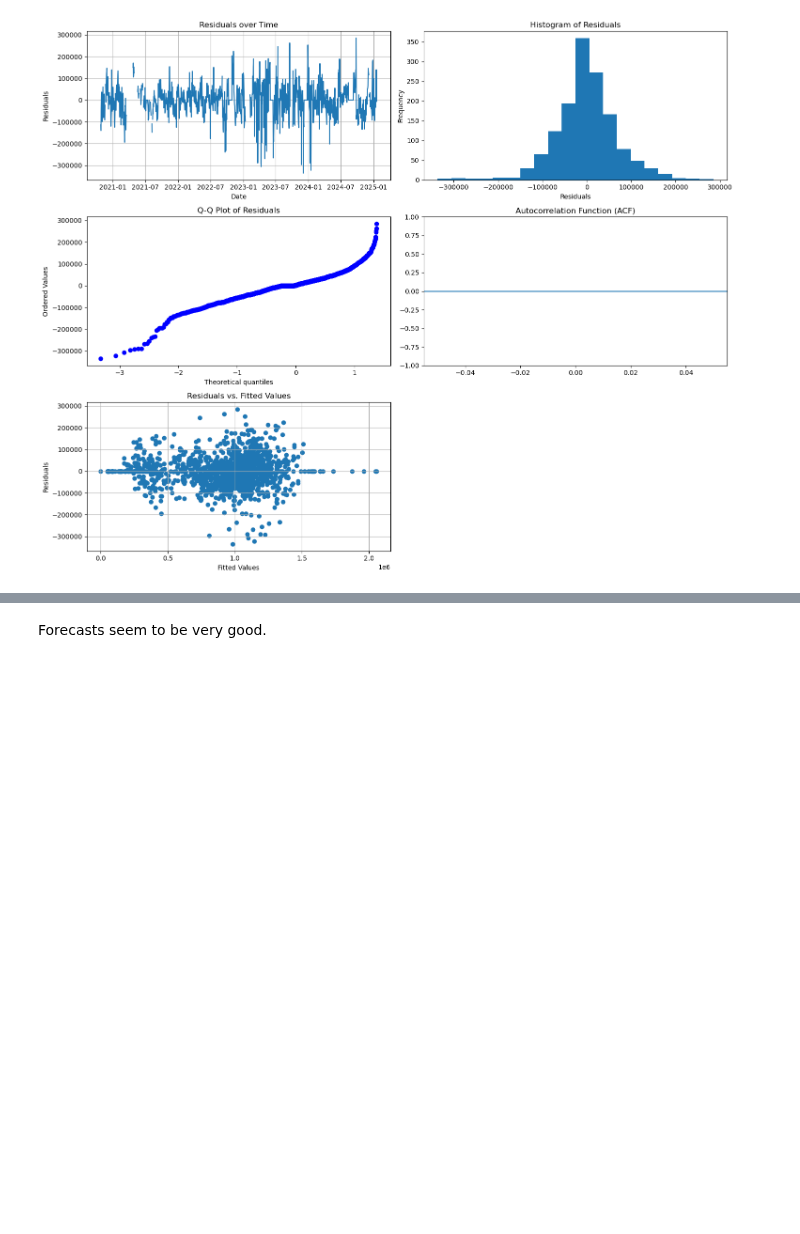
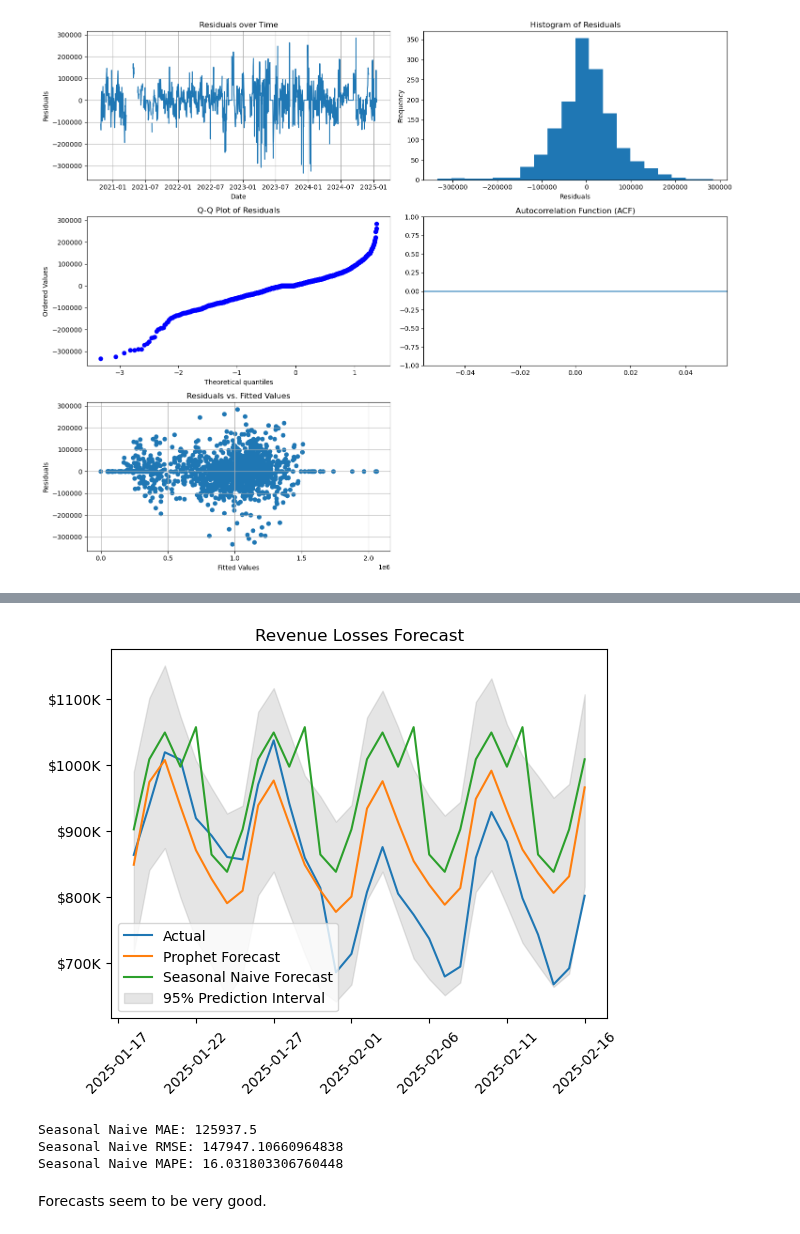
Before and after one commit to ijyliu/mcbroken-forecasting, a Jupyter notebook: Experimental Notebooks/Forecasts/Prophet.ipynb, the cells around one changed output, grey strips where cells are left out. Drawn from its saved outputs; the diff is of its cells as text; code cells hidden in the pictures; blank space fills up the shorter version.

```diff
--- a/Experimental Notebooks/Forecasts/Prophet.ipynb
+++ b/Experimental Notebooks/Forecasts/Prophet.ipynb
@@ -279,28 +279,33 @@ KeyError: 0
 # %%
 # PLot with seasonal naive forecast
 plt.plot(test_df['y'], label="Actual")
 plt.plot(forecast['yhat'][-len(test_df):], label="Prophet Forecast")
 # Seasonal naive forecast
-plt.plot(seasonal_naive_forecast, label="Seasonal Naive Forecast")
+plt.plot(seasonal_naive_forecast_df['y'], label="Seasonal Naive Forecast")
 # Add prophet prediction intervals
 plt.fill_between(test_df.index, forecast['yhat_lower'][-len(test_df):], forecast['yhat_upper'][-len(test_df):], color='gray', alpha=0.2, label='95% Prediction Interval')
 # Title of Revenue Losses Forecast
 plt.title('Revenue Losses Forecast')
 # Format y axis as thousands of dollars
 plt.gca().yaxis.set_major_formatter((lambda x, _: f'${int(x/1000)}K'))
 # Format x axis as dates - add x number of days to first date in data, format as date
 plt.gca().xaxis.set_major_formatter((lambda x, _: (df['ds'][0] + pd.DateOffset(days=int(x))).strftime('%Y-%m-%d')))
 # Rotate x axis labels
 plt.xticks(rotation=45)
 plt.legend()
 plt.show()
 
 # MAE, RMSE, MAPE for seasonal naive forecast
 mae = mean_absolute_error(test_df['y'], seasonal_naive_forecast)
 rmse = np.sqrt(np.mean((test_df['y'] - seasonal_naive_forecast)**2))
 print('Seasonal Naive MAE:', mae)
 print('Seasonal Naive RMSE:', rmse)
 mape = np.mean(np.abs((test_df['y'] - seasonal_naive_forecast) / test_df['y'])) * 100
 print('Seasonal Naive MAPE:', mape)
+# %% [output]
+[figure, added]
+Seasonal Naive MAE: 125937.5
+Seasonal Naive RMSE: 147947.10660964838
+Seasonal Naive MAPE: 16.031803306760448
 # %% [markdown]
 Forecasts seem to be very good.
```
Also changed, not shown: parts of 6 cells of this notebook, 1 other file.
